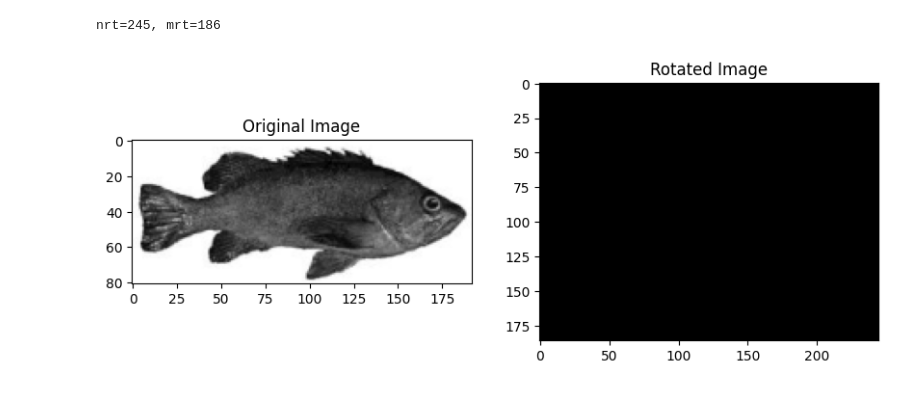
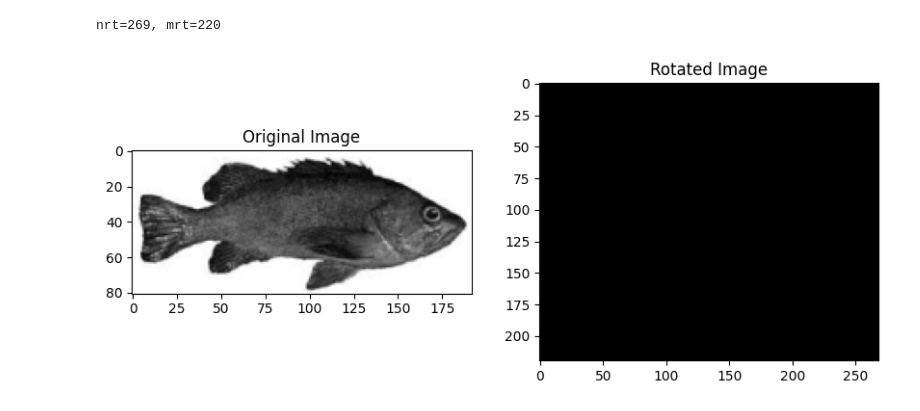
Before and after one commit to BillyDoesDev/fast-image-rotation-aarch64, a Jupyter notebook: main.ipynb, the cells around one changed output. Saved outputs shown, nothing was run; the diff lists cells and outputs as text; code cells hidden in the pictures.

```diff
--- a/main.ipynb
+++ b/main.ipynb
@@ -346,11 +346,11 @@ import matplotlib.pyplot as plt
 img = plt.imread("./assets/fish.png")
 m, n = img.shape[:2]
 
-angle = 40
+angle = 45
 alpha = np.radians(angle)
 
 nrt = int(np.ceil(m * np.sin(alpha))) + n
-mrt = int(np.ceil(m * np.cos(alpha) + n * np.sin(alpha)))
+mrt = int(np.ceil(m * np.cos(alpha))) + n
 print(f"{nrt=}, {mrt=}")
 
 rot = np.zeros((mrt, nrt), dtype=img.dtype)
@@ -374,7 +374,7 @@ x_incr = np.floor(n / run)
 # 5 / 2.5 = 2 times
 # this means, in every 2 iterations, y increases by 1, x increases by 2 itself
 # more generally, if x_incr/y_incr > 1, (x_incr/y_incr) can be treated as a mod factor wrt x and vice-versa
-if y_incr > x_incr:
+if y_incr >= x_incr:
     mod_factor = y_incr // x_incr
     for line in range(max_start_y):
         a, b = int(np.ceil(fs(line))), line
@@ -382,32 +382,44 @@ if y_incr > x_incr:
             # print(f"{(a + x_offset, b)} maps to {(pixel, line)}, i.e {img[line][pixel]}")
             rot[b, a + x_offset] = img[line, pixel]
             # ASHTARI et al.: DOUBLE LINE IMAGE ROTATION
 
             # Using DLR, each pixel # in the original image is mapped to
             # two pixels in the target image.
 
             # The double-line generates the second pixels using the
             # first-line equation in the target image. The
             # double-line pixels have less priority than the first-line pixels;
             # therefore, the first-line pixels overcome the double-line pixels
             # in terms of overlapping.
             rot[b + 1, a + x_offset] = img[line, pixel]
 
             a += 1
             if pixel > 0 and pixel % mod_factor == 0:
                 b += 1
 
+# elif y_incr == x_incr:
+#     for line in range(max_start_y +20):
+#         a, b = int(np.ceil(fs(line))), line
+#         for pixel in range(n+20):
+#             try:
+#                 rot[b, a + x_offset] = img[line, pixel]
+#                 rot[b + 1, a + x_offset] = img[line, pixel]
+#                 a += 1
+#                 b += 1
+#             except IndexError: pass
+
+
 plt.figure(figsize=(10, 5))
 
 plt.subplot(1, 2, 1)
 plt.title("Original Image")
 plt.imshow(img, cmap="gray")
 
 plt.subplot(1, 2, 2)
 plt.title("Rotated Image")
 plt.imshow(rot, cmap="gray")
 
 plt.show()
 # %% [output]
-nrt=245, mrt=186
+nrt=269, mrt=220
-[figure, old version]
+[figure, new version]
```
Also changed, not shown: parts of 1 cell of this notebook, 3 other files.
